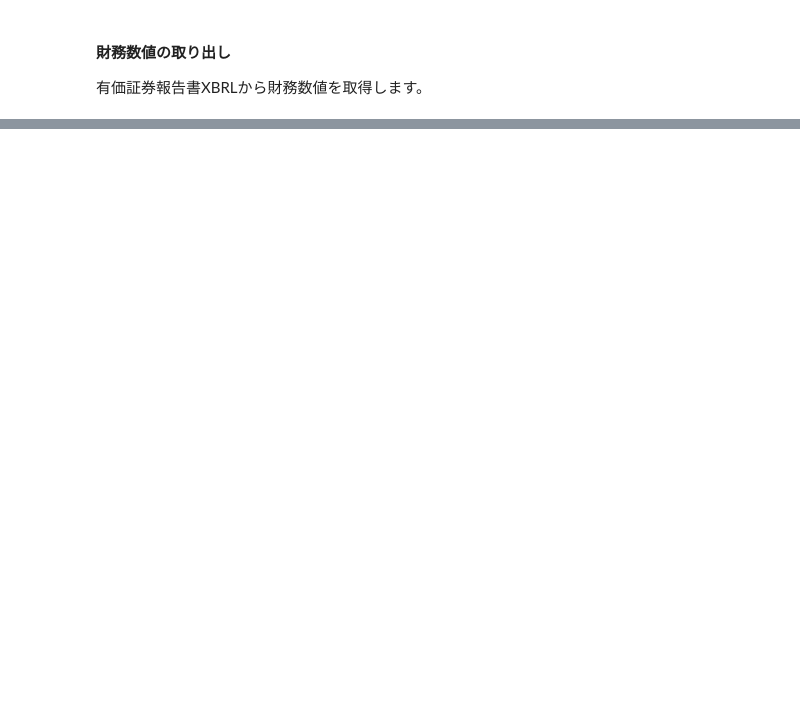
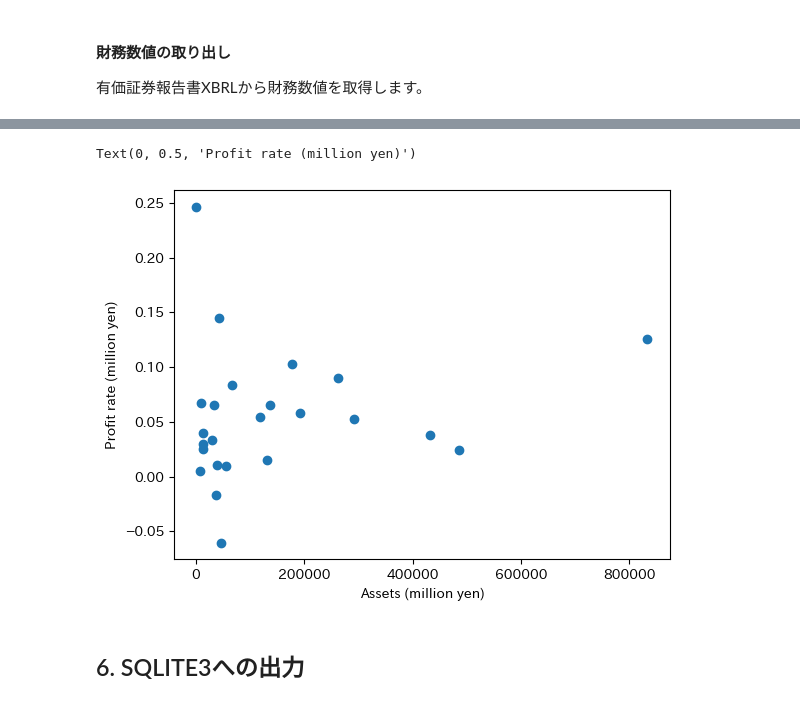
Before and after one commit to nororo/edinet_xbrl_prep, a Jupyter notebook: xbrl_analysis.ipynb, the cells around one changed output, grey strips where cells are left out. Drawn from its saved outputs; the diff is of its cells as text; code cells hidden in the pictures; blank space fills up the shorter version.

```diff
--- a/xbrl_analysis.ipynb
+++ b/xbrl_analysis.ipynb
@@ -436,0 +359,3 @@ dict_add,log_dict=get_data(
+# %%
+# PLの取得
+pl_df=fs_tbl_df_all.query("non_consolidated_flg==0 and current_flg==1 and role.str.contains('StatementOfIncome')")
@@ -436,0 +386,10 @@ dict_add,log_dict=get_data(
+# %%
+# 散布図の描画
+plt.scatter(scaler_df.set_index('docid').data/1000000, profit_df.set_index('docid').data/sales_df.set_index('docid').data)
+plt.xlabel('Assets (million yen)')
+plt.ylabel('Profit rate (million yen)')
+# %% [output]
+Text(0, 0.5, 'Profit rate (million yen)')
+[figure, added]
+# %% [markdown]
+## 6. SQLITE3への出力
```
Also changed, not shown: parts of 78 cells of this notebook, 7 other files.
